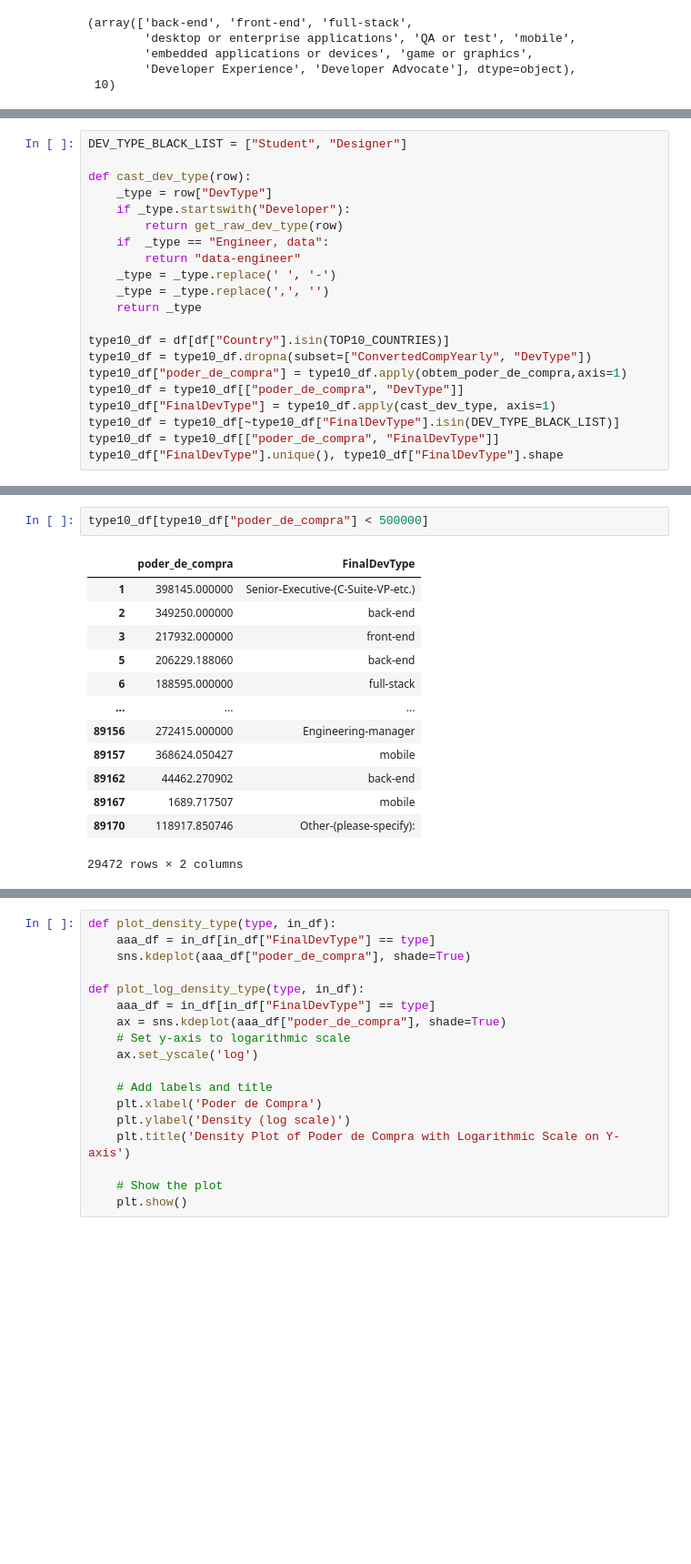
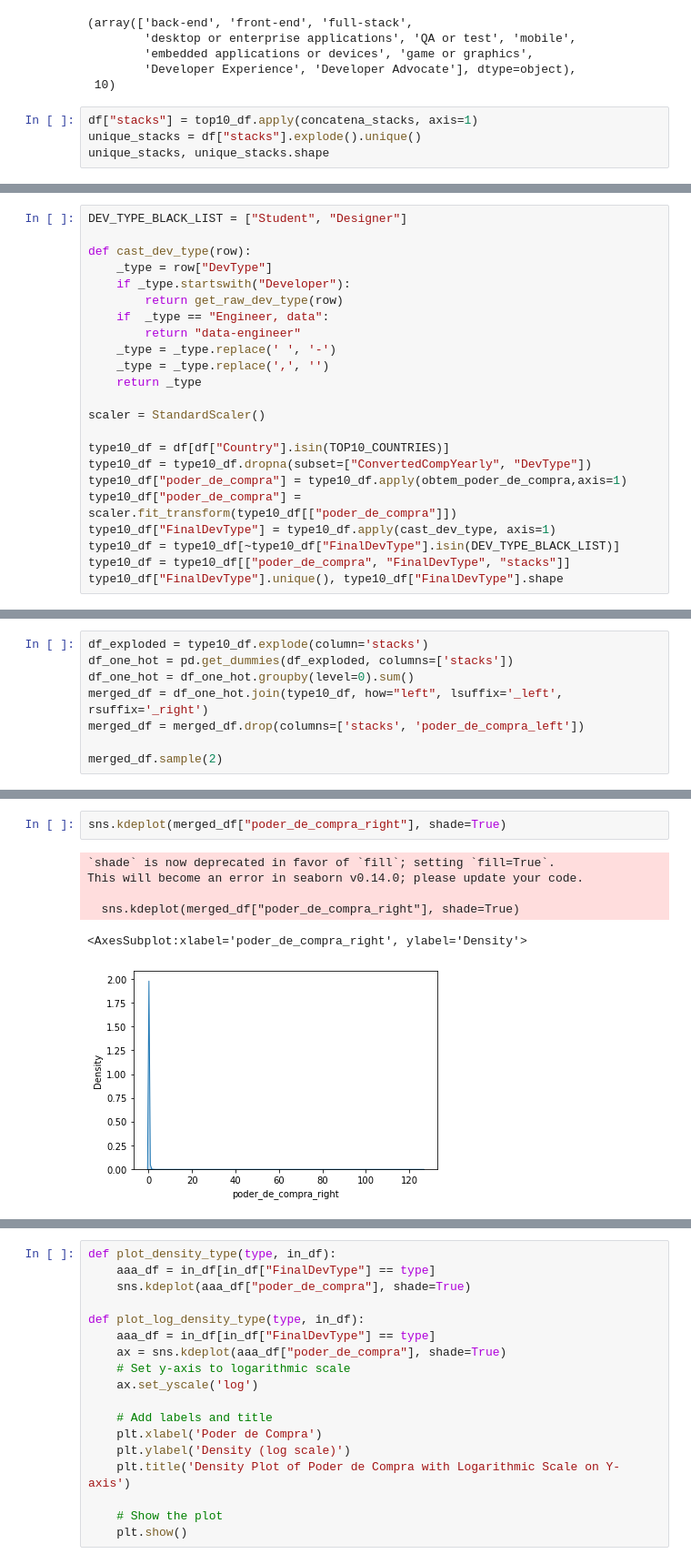
Before and after one commit to vinciusb/TP-AD, a Jupyter notebook: stackoverfllow_2.ipynb, the cells around one changed output, grey strips where cells are left out. Shown: that part at 91% size. Saved outputs shown, nothing was run; the diff lists cells and outputs as text; blank space fills up the shorter version.

```diff
--- a/stackoverfllow_2.ipynb
+++ b/stackoverfllow_2.ipynb
@@ -221,3 +238,7 @@ type_df.unique(), type_df.unique().__len__()
         'embedded applications or devices', 'game or graphics',
         'Developer Experience', 'Developer Advocate'], dtype=object),
  10)
+# %%
+df["stacks"] = top10_df.apply(concatena_stacks, axis=1)
+unique_stacks = df["stacks"].explode().unique()
+unique_stacks, unique_stacks.shape
@@ -234,13 +266,15 @@ def cast_dev_type(row):
     _type = _type.replace(',', '')
     return _type
 
+scaler = StandardScaler()
+
 type10_df = df[df["Country"].isin(TOP10_COUNTRIES)]
 type10_df = type10_df.dropna(subset=["ConvertedCompYearly", "DevType"])
 type10_df["poder_de_compra"] = type10_df.apply(obtem_poder_de_compra,axis=1)
-type10_df = type10_df[["poder_de_compra", "DevType"]]
+type10_df["poder_de_compra"] = scaler.fit_transform(type10_df[["poder_de_compra"]])
 type10_df["FinalDevType"] = type10_df.apply(cast_dev_type, axis=1)
 type10_df = type10_df[~type10_df["FinalDevType"].isin(DEV_TYPE_BLACK_LIST)]
-type10_df = type10_df[["poder_de_compra", "FinalDevType"]]
+type10_df = type10_df[["poder_de_compra", "FinalDevType", "stacks"]]
 type10_df["FinalDevType"].unique(), type10_df["FinalDevType"].shape
 # %% [output]
 (array(['Senior-Executive-(C-Suite-VP-etc.)', 'back-end', 'front-end',
@@ -260,0 +295,8 @@ type10_df["FinalDevType"].unique(), type10_df["FinalDevType"].shape
+# %%
+df_exploded = type10_df.explode(column='stacks')
+df_one_hot = pd.get_dummies(df_exploded, columns=['stacks'])
+df_one_hot = df_one_hot.groupby(level=0).sum()
+merged_df = df_one_hot.join(type10_df, how="left", lsuffix='_left', rsuffix='_right')
+merged_df = merged_df.drop(columns=['stacks', 'poder_de_compra_left'])
+
+merged_df.sample(2)
@@ -265,16 +311,9 @@ type10_df.to_csv(TYPE_OUTPUT_PATH, index=False)
-# %%
-type10_df[type10_df["poder_de_compra"] < 500000]
-# %% [output]
-|  | poder_de_compra | FinalDevType |
-| 1 | 398145.000000 | Senior-Executive-(C-Suite-VP-etc.) |
-| 2 | 349250.000000 | back-end |
-| 3 | 217932.000000 | front-end |
-| 5 | 206229.188060 | back-end |
-| 6 | 188595.000000 | full-stack |
-| ... | ... | ... |
-| 89156 | 272415.000000 | Engineering-manager |
-| 89157 | 368624.050427 | mobile |
-| 89162 | 44462.270902 | back-end |
-| 89167 | 1689.717507 | mobile |
-| 89170 | 118917.850746 | Other-(please-specify): |
-29472 rows × 2 columns
+# %%
+sns.kdeplot(merged_df["poder_de_compra_right"], shade=True)
+# %% [output]
+`shade` is now deprecated in favor of `fill`; setting `fill=True`.
+This will become an error in seaborn v0.14.0; please update your code.
+
+  sns.kdeplot(merged_df["poder_de_compra_right"], shade=True)
+<AxesSubplot:xlabel='poder_de_compra_right', ylabel='Density'>
+[figure, added]
```
Also changed, not shown: parts of 15 cells of this notebook.
